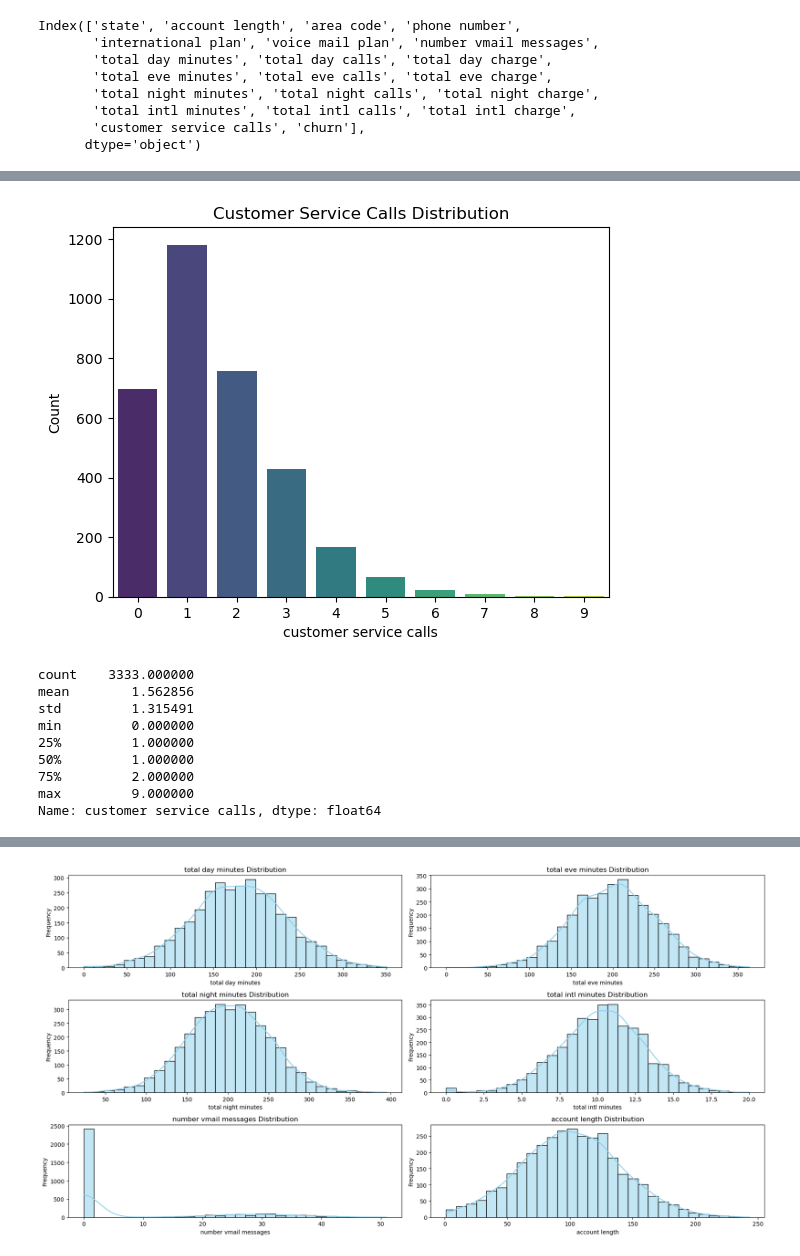
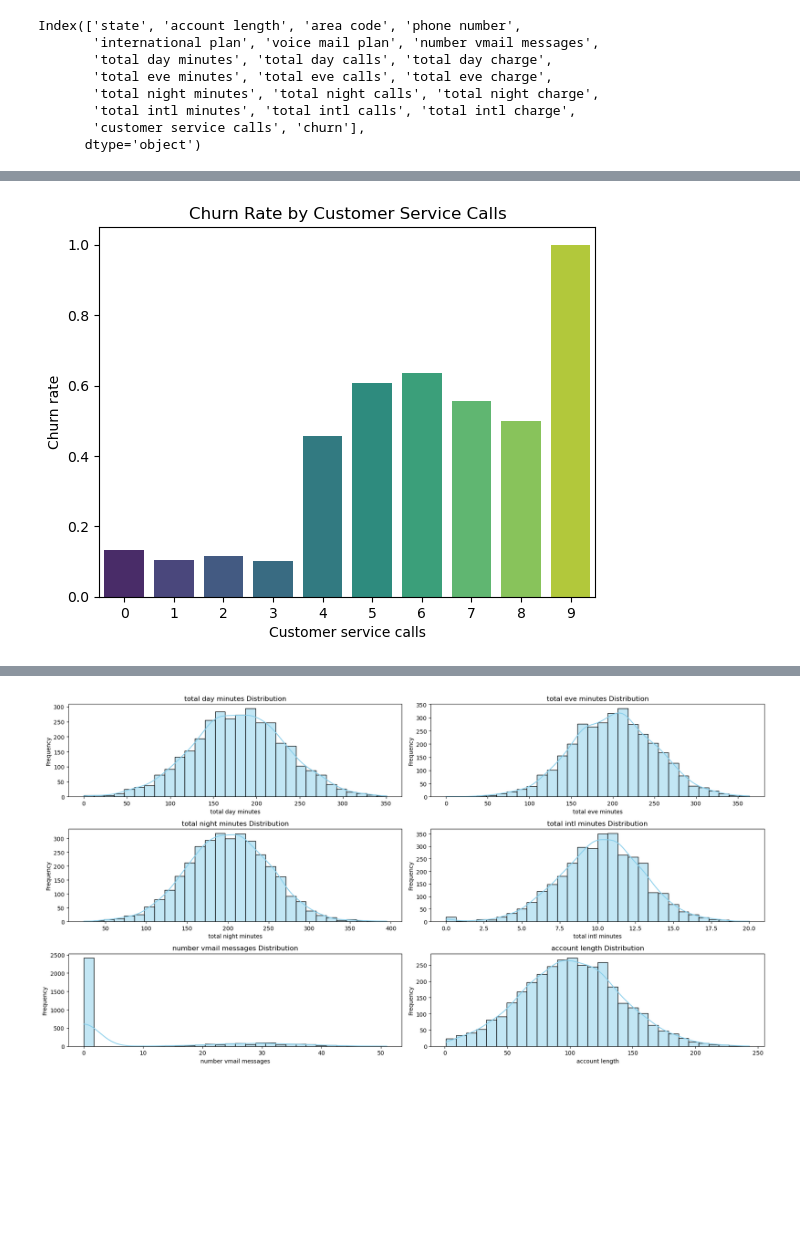
Before and after one commit to Jesse-ngugi99/GROUP_8_PHASE_THREE, a Jupyter notebook: index.ipynb, the cells around one changed output, grey strips where cells are left out. Cells and saved outputs as stored; diff of their text form; code cells hidden in the pictures; blank space fills up the shorter version.

```diff
--- a/index.ipynb
+++ b/index.ipynb
@@ -182,20 +173,10 @@ plt.show()
-# %%
-# Looking at voice mail plan column to understand its distribution
-customer_service_calls_counts = df["customer service calls"].value_counts()
-sns.barplot( customer_service_calls_counts, palette='viridis')
-plt.title("Customer Service Calls Distribution")
-plt.xlabel("customer service calls")
-plt.ylabel("Count")
-plt.show()
-print(df["customer service calls"].describe())
-# %% [output]
-[figure, removed]
-count    3333.000000
-mean        1.562856
-std         1.315491
-min         0.000000
-25%         1.000000
-50%         1.000000
-75%         2.000000
-max         9.000000
-Name: customer service calls, dtype: float64
+# %%
+# Visualizing Churn rate by customer service calls
+churn_by_customer_service_calls=df.groupby("customer service calls")["churn"].mean().reset_index()
+sns.barplot(data=churn_by_customer_service_calls, x="customer service calls", y="churn", palette="viridis")
+plt.title("Churn Rate by Customer Service Calls")
+plt.xlabel("Customer service calls")
+plt.ylabel("Churn rate")
+plt.show()
+# %% [output]
+[figure, added]
```
Also changed, not shown: parts of 56 cells of this notebook, 1 other file.
